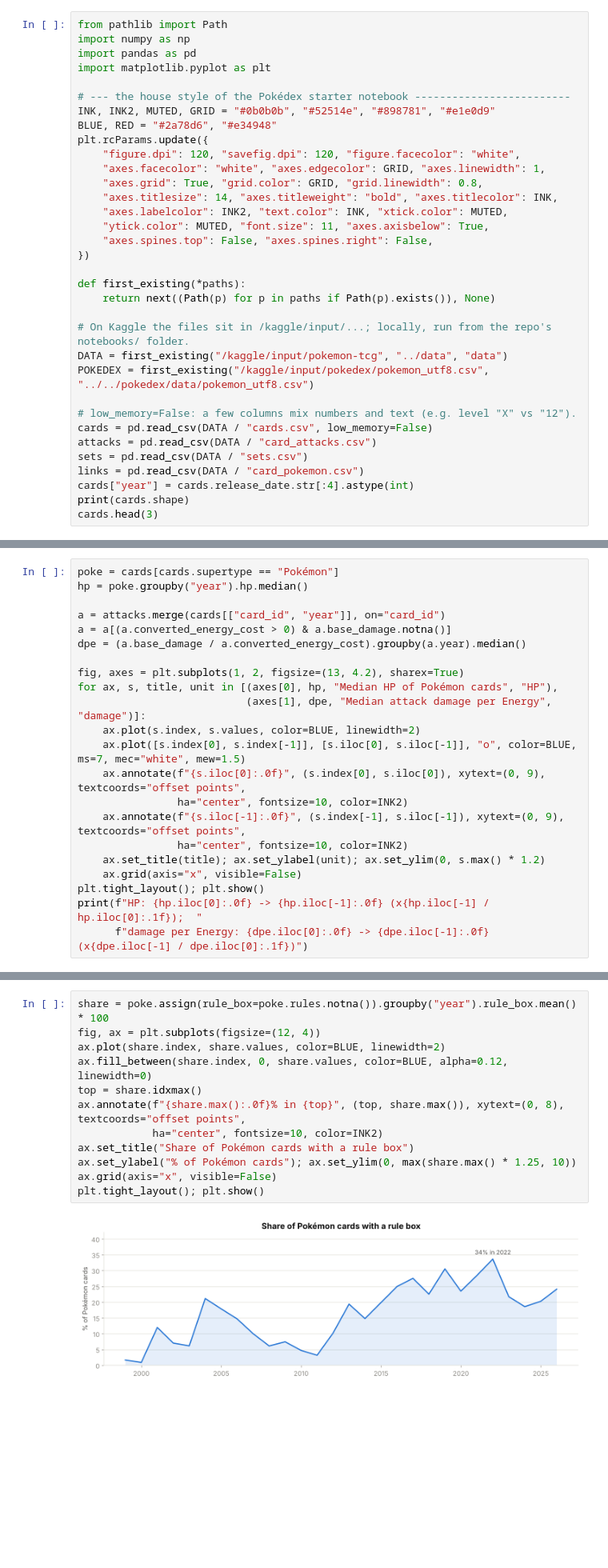
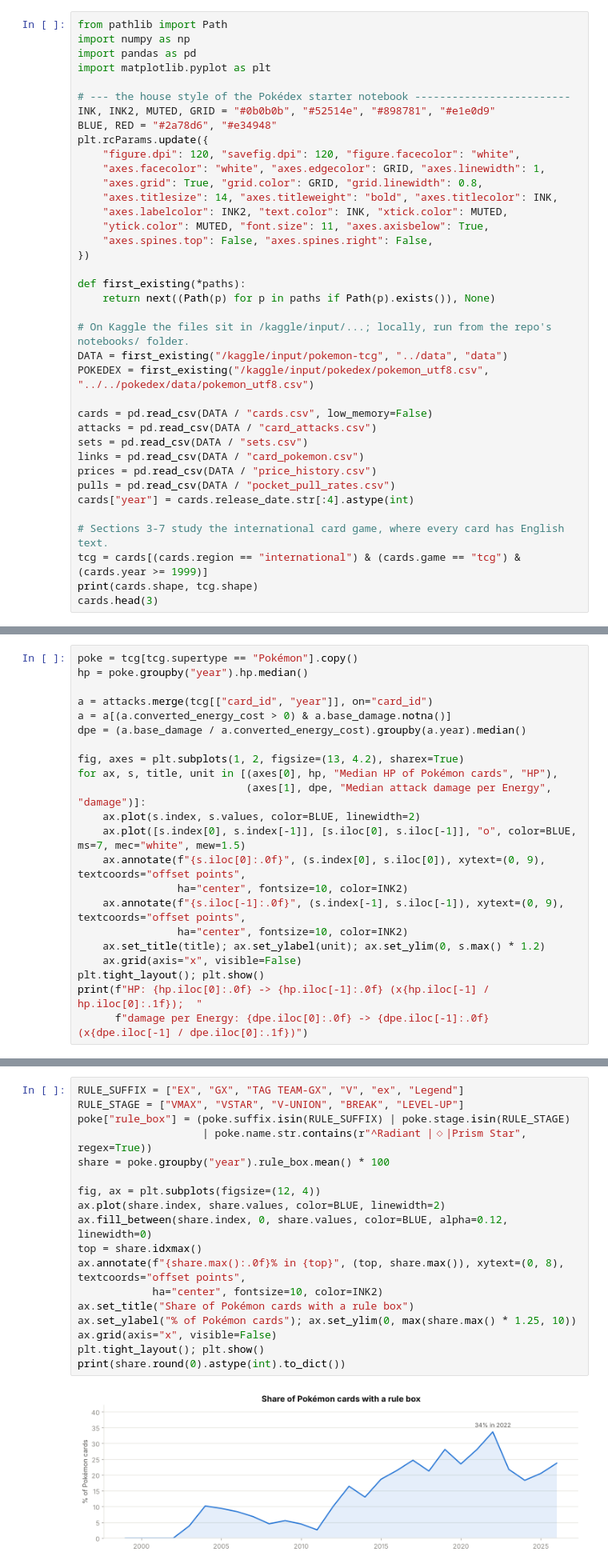
Before and after one commit to cristobalmitchell/pokemon-tcg, a Jupyter notebook: notebooks/pokemon_tcg_eda.ipynb, the cells around one changed output, grey strips where cells are left out. Shown at 80% size. Drawn from its saved outputs; the diff is of its cells as text; blank space fills up the shorter version.

```diff
--- a/notebooks/pokemon_tcg_eda.ipynb
+++ b/notebooks/pokemon_tcg_eda.ipynb
@@ -43,12 +45,16 @@ def first_existing(*paths):
 DATA = first_existing("/kaggle/input/pokemon-tcg", "../data", "data")
 POKEDEX = first_existing("/kaggle/input/pokedex/pokemon_utf8.csv", "../../pokedex/data/pokemon_utf8.csv")
 
-# low_memory=False: a few columns mix numbers and text (e.g. level "X" vs "12").
 cards = pd.read_csv(DATA / "cards.csv", low_memory=False)
 attacks = pd.read_csv(DATA / "card_attacks.csv")
 sets = pd.read_csv(DATA / "sets.csv")
 links = pd.read_csv(DATA / "card_pokemon.csv")
+prices = pd.read_csv(DATA / "price_history.csv")
+pulls = pd.read_csv(DATA / "pocket_pull_rates.csv")
 cards["year"] = cards.release_date.str[:4].astype(int)
-print(cards.shape)
+
+# Sections 3-7 study the international card game, where every card has English text.
+tcg = cards[(cards.region == "international") & (cards.game == "tcg") & (cards.year >= 1999)]
+print(cards.shape, tcg.shape)
 cards.head(3)
 # %% [output]
@@ -118,10 +125,10 @@ plt.tight_layout(); plt.show()
 
 Two measures on different scales, so two charts rather than one with two y-axes. Both use the yearly **median**, which is robust to the occasional 300-HP outlier.
 # %%
-poke = cards[cards.supertype == "Pokémon"]
+poke = tcg[tcg.supertype == "Pokémon"].copy()
 hp = poke.groupby("year").hp.median()
 
-a = attacks.merge(cards[["card_id", "year"]], on="card_id")
+a = attacks.merge(tcg[["card_id", "year"]], on="card_id")
 a = a[(a.converted_energy_cost > 0) & a.base_damage.notna()]
 dpe = (a.base_damage / a.converted_energy_cost).groupby(a.year).median()
 
@@ -150,14 +157,20 @@ ex, EX, GX, V, VMAX, VSTAR, TAG TEAM and Mega cards carry a **rule box** (e.g. "
 # %%
-share = poke.assign(rule_box=poke.rules.notna()).groupby("year").rule_box.mean() * 100
+RULE_SUFFIX = ["EX", "GX", "TAG TEAM-GX", "V", "ex", "Legend"]
+RULE_STAGE = ["VMAX", "VSTAR", "V-UNION", "BREAK", "LEVEL-UP"]
+poke["rule_box"] = (poke.suffix.isin(RULE_SUFFIX) | poke.stage.isin(RULE_STAGE)
+                    | poke.name.str.contains(r"^Radiant |◇|Prism Star", regex=True))
+share = poke.groupby("year").rule_box.mean() * 100
+
 fig, ax = plt.subplots(figsize=(12, 4))
 ax.plot(share.index, share.values, color=BLUE, linewidth=2)
 ax.fill_between(share.index, 0, share.values, color=BLUE, alpha=0.12, linewidth=0)
 top = share.idxmax()
 ax.annotate(f"{share.max():.0f}% in {top}", (top, share.max()), xytext=(0, 8), textcoords="offset points",
             ha="center", fontsize=10, color=INK2)
 ax.set_title("Share of Pokémon cards with a rule box")
 ax.set_ylabel("% of Pokémon cards"); ax.set_ylim(0, max(share.max() * 1.25, 10))
 ax.grid(axis="x", visible=False)
 plt.tight_layout(); plt.show()
+print(share.round(0).astype(int).to_dict())
 # %% [output]
-[figure, old version]
+[figure, new version]
```
Also changed, not shown: parts of 15 cells of this notebook, 28 other files.
